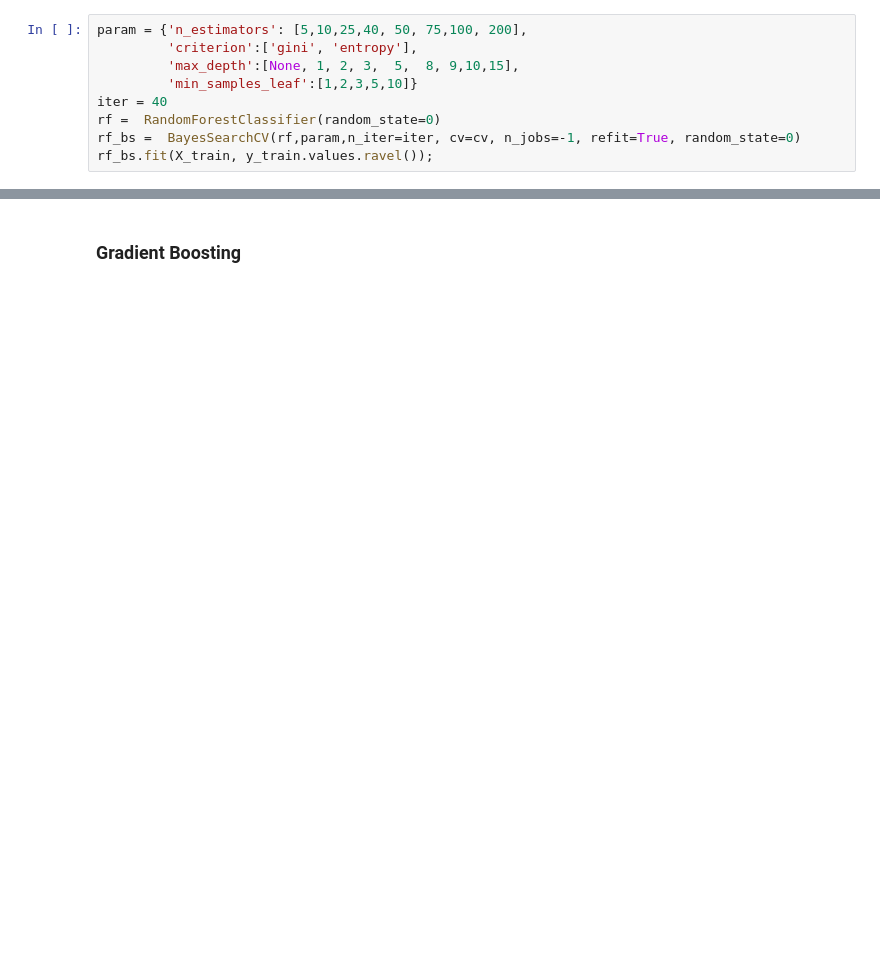
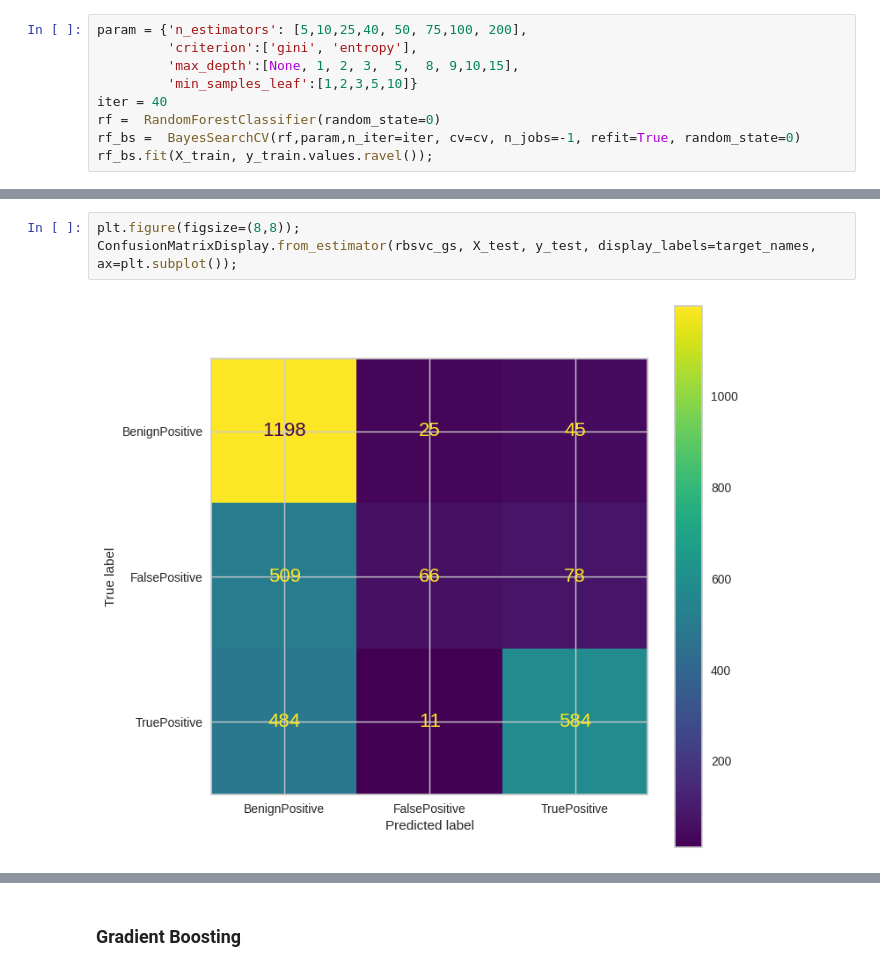
Before and after one commit to yasin281/Microsoft-Security-Incident-Prediction, a Jupyter notebook: src/ModelTrainingAndEvaluation.ipynb, the cells around one changed output, grey strips where cells are left out. Drawn from its saved outputs; the diff is of its cells as text; blank space fills up the shorter version.

```diff
--- a/src/ModelTrainingAndEvaluation.ipynb
+++ b/src/ModelTrainingAndEvaluation.ipynb
@@ -344,0 +429,5 @@ ConfusionMatrixDisplay.from_estimator(rf_bs, X_test,y_test, ax=plt.subplot());
+# %%
+plt.figure(figsize=(8,8));
+ConfusionMatrixDisplay.from_estimator(rbsvc_gs, X_test, y_test, display_labels=target_names, ax=plt.subplot());
+# %% [output]
+[figure, added]
```
Also changed, not shown: parts of 24 cells of this notebook.
